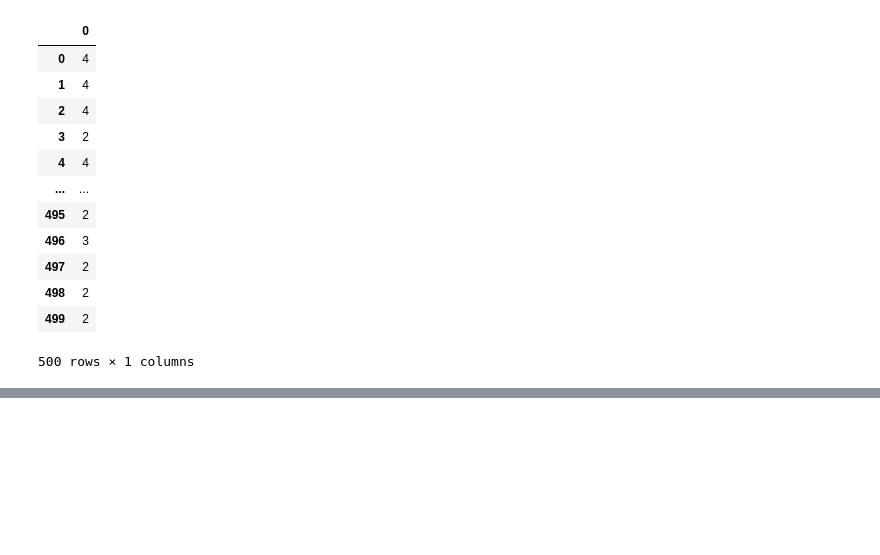
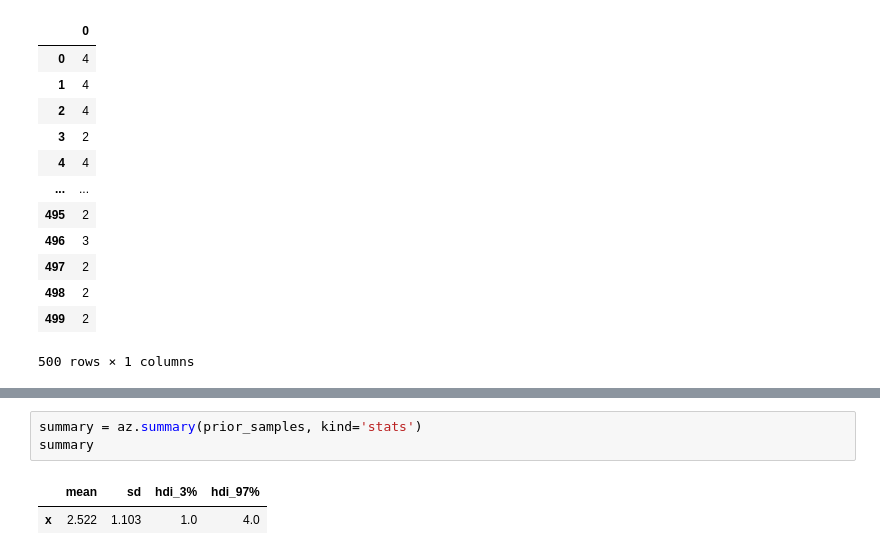
Before and after one commit to yugawala/shakyo, a Jupyter notebook: スラスラわかるベイズ推論写経_1.ipynb, the cells around one changed output, grey strips where cells are left out. Drawn from its saved outputs; the diff is of its cells as text; blank space fills up the shorter version.

```diff
--- a/スラスラわかるベイズ推論写経_1.ipynb
+++ b/スラスラわかるベイズ推論写経_1.ipynb
@@ -76,0 +90,6 @@ Name: count, dtype: int64
+# %%
+summary = az.summary(prior_samples, kind='stats')
+summary
+# %% [output]
+|  | mean | sd | hdi_3% | hdi_97% |
+| x | 2.522 | 1.103 | 1.0 | 4.0 |
```
Also changed, not shown: parts of 7 cells of this notebook, 3 other files.
